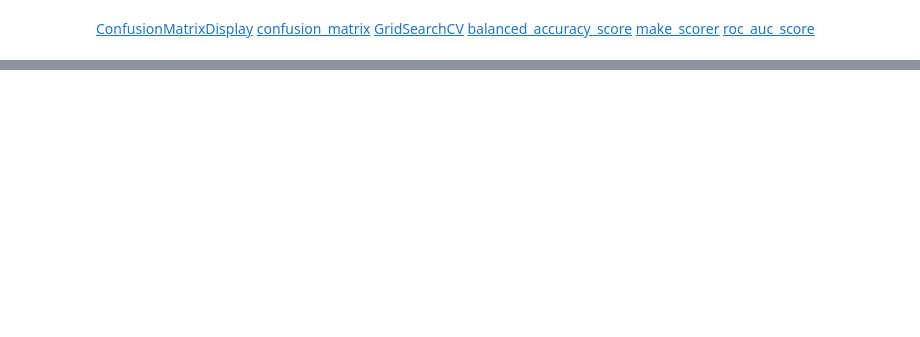
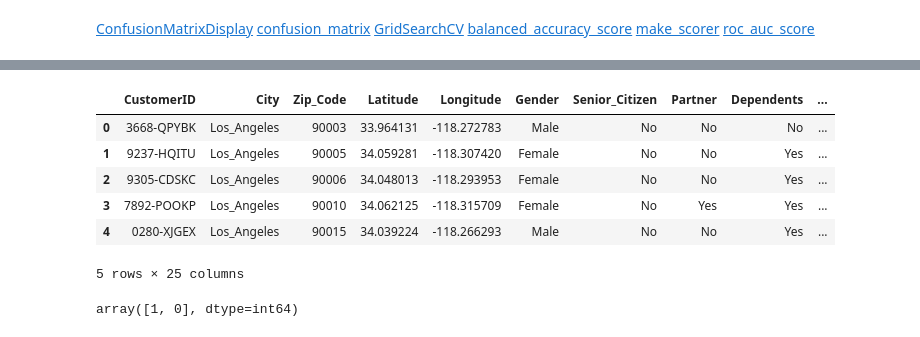
Before and after one commit to Fful/ml-xgboost, a Jupyter notebook: research.ipynb, the cells around one changed output, grey strips where cells are left out. Saved outputs shown, nothing was run; the diff lists cells and outputs as text; code cells hidden in the pictures; blank space fills up the shorter version.

```diff
--- a/research.ipynb
+++ b/research.ipynb
@@ -19,0 +85,15 @@ True
+# %%
+df.head()
+# total charges seems numerical but it is object
+# %% [output]
+|  | CustomerID | City | Zip_Code | Latitude | Longitude | Gender | Senior_Citizen | Partner | Dependents | ... |
+| 0 | 3668-QPYBK | Los_Angeles | 90003 | 33.964131 | -118.272783 | Male | No | No | No | ... |
+| 1 | 9237-HQITU | Los_Angeles | 90005 | 34.059281 | -118.307420 | Female | No | No | Yes | ... |
+| 2 | 9305-CDSKC | Los_Angeles | 90006 | 34.048013 | -118.293953 | Female | No | No | Yes | ... |
+| 3 | 7892-POOKP | Los_Angeles | 90010 | 34.062125 | -118.315709 | Female | No | Yes | Yes | ... |
+| 4 | 0280-XJGEX | Los_Angeles | 90015 | 34.039224 | -118.266293 | Male | No | No | Yes | ... |
+5 rows × 25 columns
+# %%
+df[df.columns[24]].unique()
+# %% [output]
+array([1, 0], dtype=int64)
```
Also changed, not shown: parts of 34 cells of this notebook.
